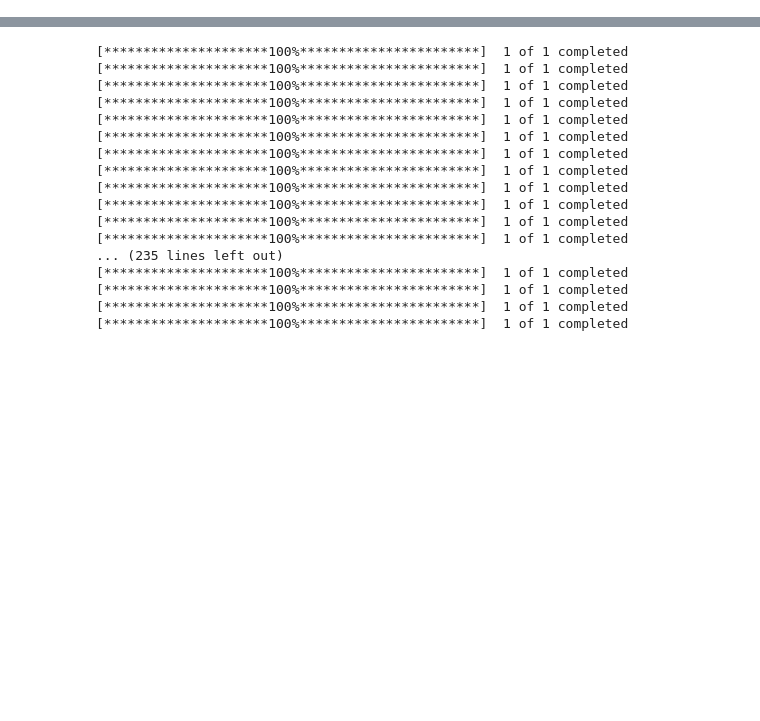
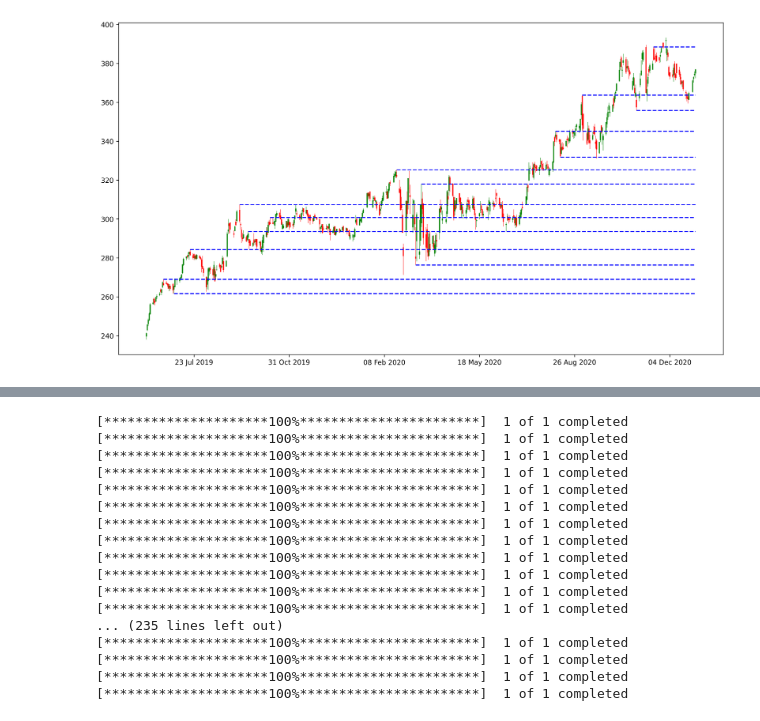
Before and after one commit to bijantech/sr_box_finder, a Jupyter notebook: notebooks/stock_breakout_demo.ipynb, the cells around one changed output, grey strips where cells are left out. Cells and saved outputs as stored; diff of their text form; code cells hidden in the pictures; blank space fills up the shorter version.

```diff
--- a/notebooks/stock_breakout_demo.ipynb
+++ b/notebooks/stock_breakout_demo.ipynb
@@ -19,0 +45,53 @@ The autoreload extension is already loaded. To reload it, use:
+# %%
+# method 1: fractal candlestick pattern
+def get_stock_price(symbol):
+#   df = yf.download(symbol, start='2021-02-01', threads= False)
+  df = load_data(symbol)
+#   df = df[df.Date > '2018-01-01'][df.Date < '2021-01-01'].copy()
+  df = df[df.Date.between('2019-06-01', '2021-01-01')]
+  df['Date'] = df['Date'].apply(mpl_dates.date2num)
+  df = df.loc[:,['Date', 'Open', 'High', 'Low', 'Close']]
+  return df.reset_index(drop=True)
+
+def is_support(df,i):
+  cond1 = df['Low'][i] < df['Low'][i-1]
+  cond2 = df['Low'][i] < df['Low'][i+1]
+  cond3 = df['Low'][i+1] < df['Low'][i+2]
+  cond4 = df['Low'][i-1] < df['Low'][i-2]
+  return (cond1 and cond2 and cond3 and cond4)
+
+def is_resistance(df,i):
+  cond1 = df['High'][i] > df['High'][i-1]
+  cond2 = df['High'][i] > df['High'][i+1]
+  cond3 = df['High'][i+1] > df['High'][i+2]
+  cond4 = df['High'][i-1] > df['High'][i-2]
+  return (cond1 and cond2 and cond3 and cond4)
+
+def is_far_from_level(value, levels, df):
+    ave =  np.mean(df['High'] - df['Low'])
+    return np.sum([abs(value - level) < ave for _, level in levels]) == 0
+
+def plot_all(levels, df):
+    fig, ax = plt.subplots(figsize=(16, 9), dpi=300)
+    candlestick_ohlc(ax,df.values,width=0.6, colorup='green', colordown='red', alpha=0.8)
+    date_format = mpl_dates.DateFormatter('%d %b %Y')
+    ax.xaxis.set_major_formatter(date_format)
+    for level in levels:
+        plt.hlines(level[1], xmin=df['Date'][level[0]], xmax=max(df['Date']), colors='blue', linestyle='--')
+    fig
+
+stock_code = 'COST'
+df = get_stock_price(stock_code)
+levels = []
+for i in range(2,len(df)-2):
+  if is_support(df,i):
+    l = df['Low'][i]
+    if is_far_from_level(l, levels, df):
+      levels.append((i,l))
+  elif is_resistance(df,i):
+    l = df['High'][i]
+    if is_far_from_level(l, levels, df):
+      levels.append((i,l))
+
+plot_all(levels, df)
+# %% [output]
@@ -20,3 +100,4 @@ The autoreload extension is already loaded. To reload it, use:
+[figure, added]
 # %%
 from data_loader import load_data
 # df = load_data('COO')
```
Also changed, not shown: parts of 7 cells of this notebook, 5 other files.
